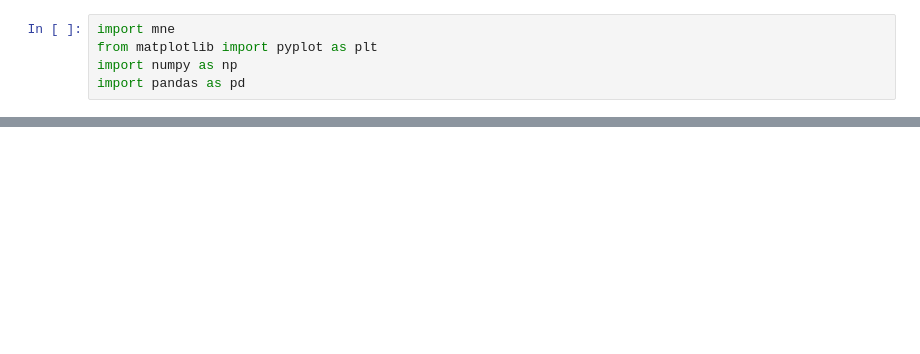
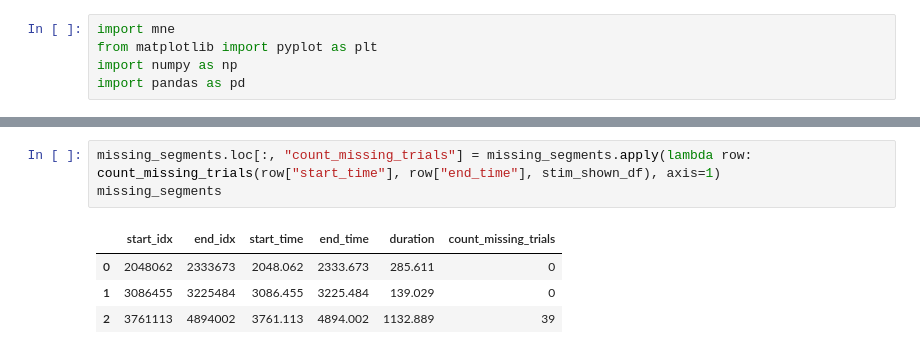
Before and after one commit to s-ccs/2024FreeViewingMSCOCO, a Jupyter notebook: scripts/inspect_raw_data.ipynb, the cells around one changed output, grey strips where cells are left out. Drawn from its saved outputs; the diff is of its cells as text; blank space fills up the shorter version.

```diff
--- a/scripts/inspect_raw_data.ipynb
+++ b/scripts/inspect_raw_data.ipynb
@@ -83,0 +106,8 @@ plt.show()
+# %%
+missing_segments.loc[:, "count_missing_trials"] = missing_segments.apply(lambda row: count_missing_trials(row["start_time"], row["end_time"], stim_shown_df), axis=1)
+missing_segments
+# %% [output]
+|  | start_idx | end_idx | start_time | end_time | duration | count_missing_trials |
+| 0 | 2048062 | 2333673 | 2048.062 | 2333.673 | 285.611 | 0 |
+| 1 | 3086455 | 3225484 | 3086.455 | 3225.484 | 139.029 | 0 |
+| 2 | 3761113 | 4894002 | 3761.113 | 4894.002 | 1132.889 | 39 |
```
Also changed, not shown: parts of 41 cells of this notebook.
